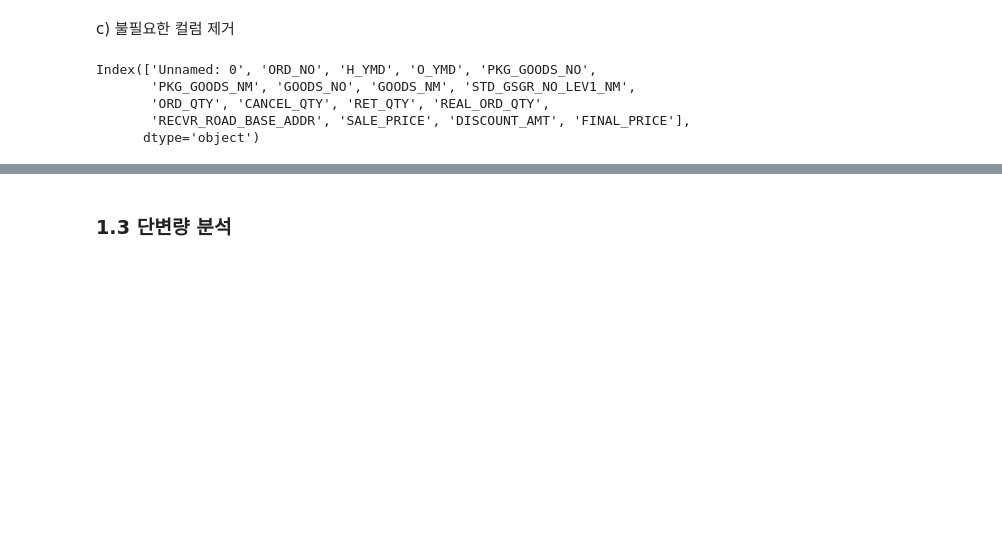
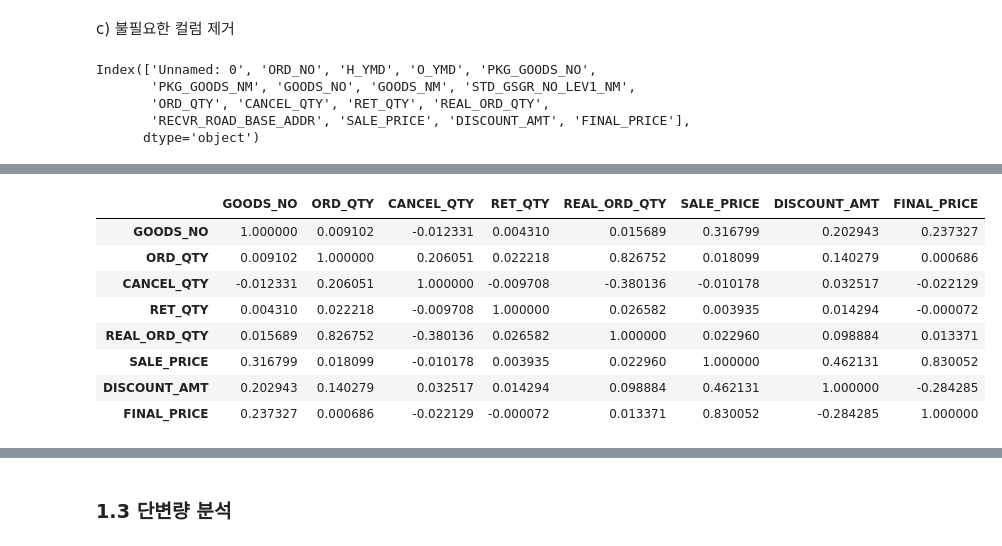
Before and after one commit to olsunghyun0416/Dongwon_Project, a Jupyter notebook: 더반찬_주문량예측.ipynb, the cells around one changed output, grey strips where cells are left out. Cells and saved outputs as stored; diff of their text form; code cells hidden in the pictures; blank space fills up the shorter version.

```diff
--- a/더반찬_주문량예측.ipynb
+++ b/더반찬_주문량예측.ipynb
@@ -455,0 +457,13 @@ copy_data.head()
+# %%
+# 데이터 상관관계 분석
+copy_data.corr()
+# %% [output]
+|  | GOODS_NO | ORD_QTY | CANCEL_QTY | RET_QTY | REAL_ORD_QTY | SALE_PRICE | DISCOUNT_AMT | FINAL_PRICE |
+| GOODS_NO | 1.000000 | 0.009102 | -0.012331 | 0.004310 | 0.015689 | 0.316799 | 0.202943 | 0.237327 |
+| ORD_QTY | 0.009102 | 1.000000 | 0.206051 | 0.022218 | 0.826752 | 0.018099 | 0.140279 | 0.000686 |
+| CANCEL_QTY | -0.012331 | 0.206051 | 1.000000 | -0.009708 | -0.380136 | -0.010178 | 0.032517 | -0.022129 |
+| RET_QTY | 0.004310 | 0.022218 | -0.009708 | 1.000000 | 0.026582 | 0.003935 | 0.014294 | -0.000072 |
+| REAL_ORD_QTY | 0.015689 | 0.826752 | -0.380136 | 0.026582 | 1.000000 | 0.022960 | 0.098884 | 0.013371 |
+| SALE_PRICE | 0.316799 | 0.018099 | -0.010178 | 0.003935 | 0.022960 | 1.000000 | 0.462131 | 0.830052 |
+| DISCOUNT_AMT | 0.202943 | 0.140279 | 0.032517 | 0.014294 | 0.098884 | 0.462131 | 1.000000 | -0.284285 |
+| FINAL_PRICE | 0.237327 | 0.000686 | -0.022129 | -0.000072 | 0.013371 | 0.830052 | -0.284285 | 1.000000 |
```
Also changed, not shown: parts of 10 cells of this notebook.
